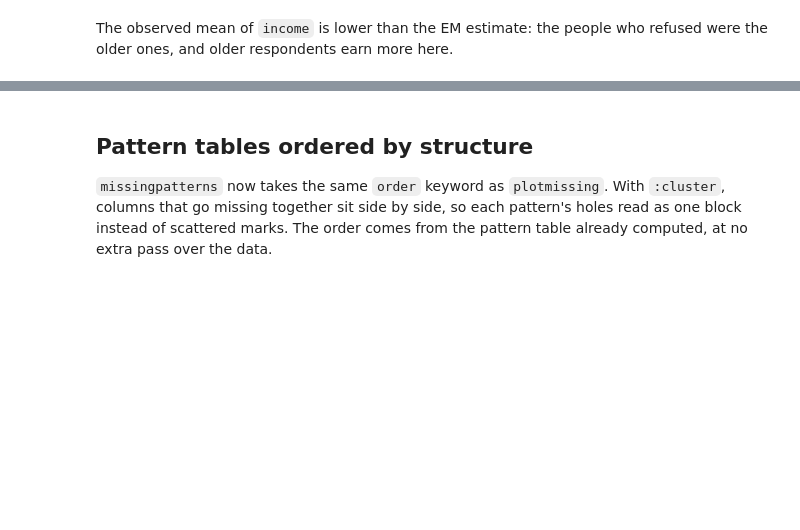
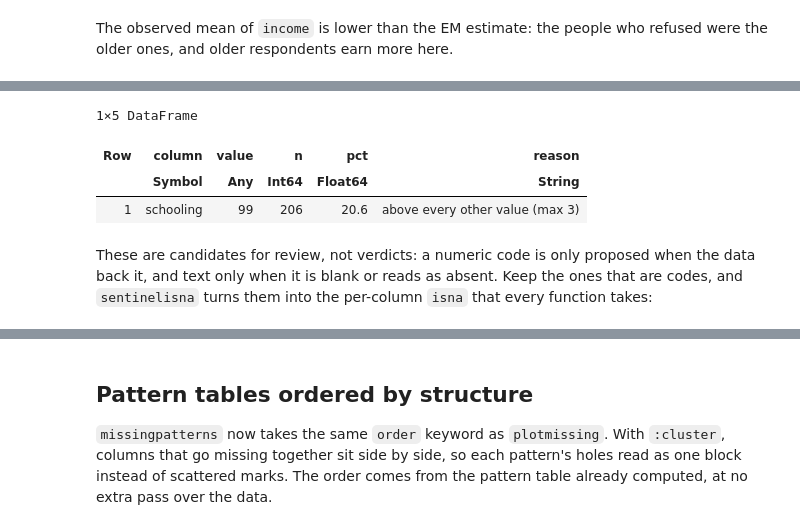
Before and after one commit to dantebertuzzi/MissingPatterns.jl, a Jupyter notebook: notebooks/whats-new-0.7.ipynb, the cells around one changed output, grey strips where cells are left out. Cells and saved outputs as stored; diff of their text form; code cells hidden in the pictures; blank space fills up the shorter version.

```diff
--- a/notebooks/whats-new-0.7.ipynb
+++ b/notebooks/whats-new-0.7.ipynb
@@ -122,0 +132,12 @@ older ones, and older respondents earn more here.
+# %%
+found = missingsentinels(df)
+DataFrame(found)
+# %% [output]
+1×5 DataFrame
+| Row | column | value | n | pct | reason |
+|  | Symbol | Any | Int64 | Float64 | String |
+| 1 | schooling | 99 | 206 | 20.6 | above every other value (max 3) |
+# %% [markdown]
+These are candidates for review, not verdicts: a numeric code is only proposed when the data
+back it, and text only when it is blank or reads as absent. Keep the ones that are codes, and
+`sentinelisna` turns them into the per-column `isna` that every function takes:
```
Also changed, not shown: parts of 10 cells of this notebook, 10 other files.
